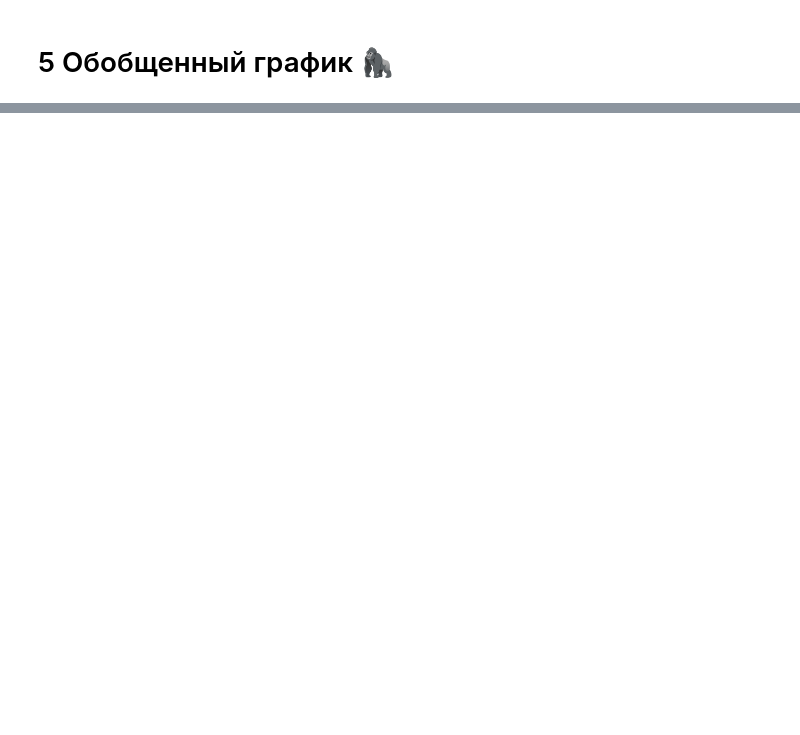
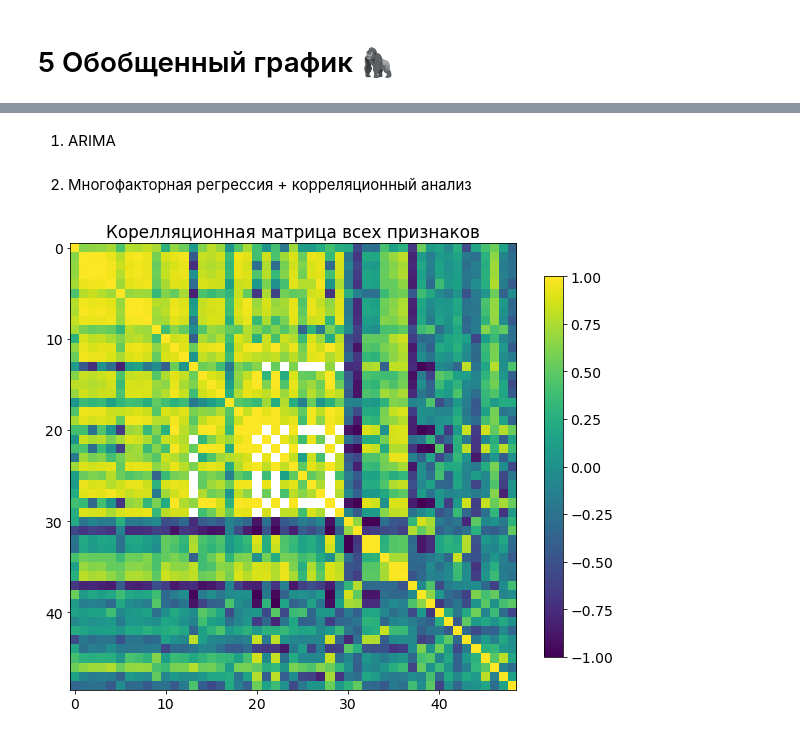
Before and after one commit to vasilisc-team/vasilisc.budget, a Jupyter notebook: research/ResearchJupyter.ipynb, the cells around one changed output, grey strips where cells are left out. Saved outputs shown, nothing was run; the diff lists cells and outputs as text; code cells hidden in the pictures; blank space fills up the shorter version.

```diff
--- a/research/ResearchJupyter.ipynb
+++ b/research/ResearchJupyter.ipynb
@@ -649,0 +660,2 @@ ARIMA                         |15.13805%        |1.186%           |Смещен
+# %%
+data_fed = pd.read_excel(f"data/fedbud_year.xlsx", sheet_name=f"год")
@@ -649,0 +671,2 @@ ARIMA                         |15.13805%        |1.186%           |Смещен
+# %% [markdown]
+1. ARIMA
@@ -649,0 +683,12 @@ ARIMA                         |15.13805%        |1.186%           |Смещен
+# %% [markdown]
+2. Многофакторная регрессия + корреляционный анализ
+# %%
+corr_matrix_fed = data_fed.iloc[1:].set_index("name").T.corr()
+plt.rcParams.update({'font.size': 14})
+fig, ax = plt.subplots(1, figsize=(10, 10))
+clr = ax.imshow(corr_matrix_fed.values)
+fig.colorbar(clr, ax=ax, shrink=0.7)
+plt.title("Корелляционная матрица всех признаков")
+plt.show()
+# %% [output]
+[figure, added]
```
Also changed, not shown: parts of 25 cells of this notebook, 3 other files.
